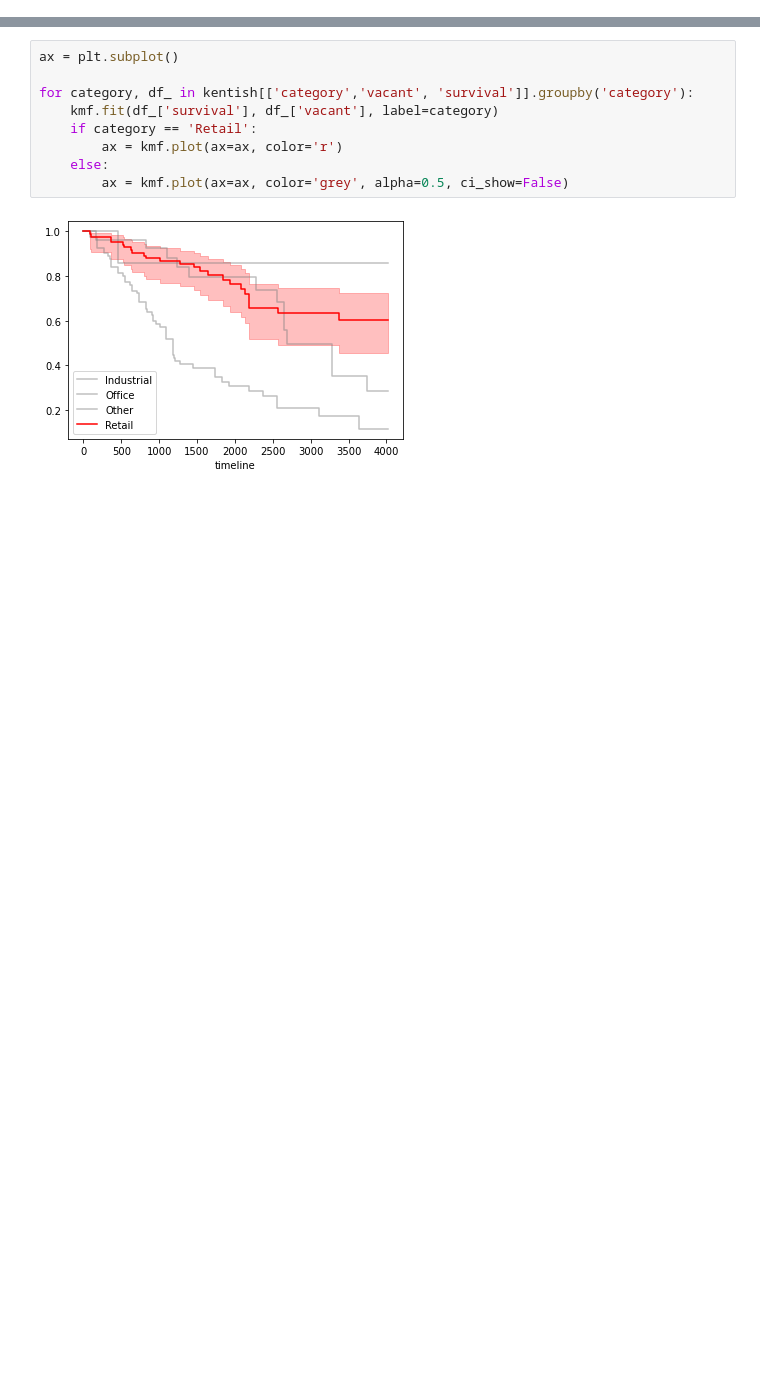
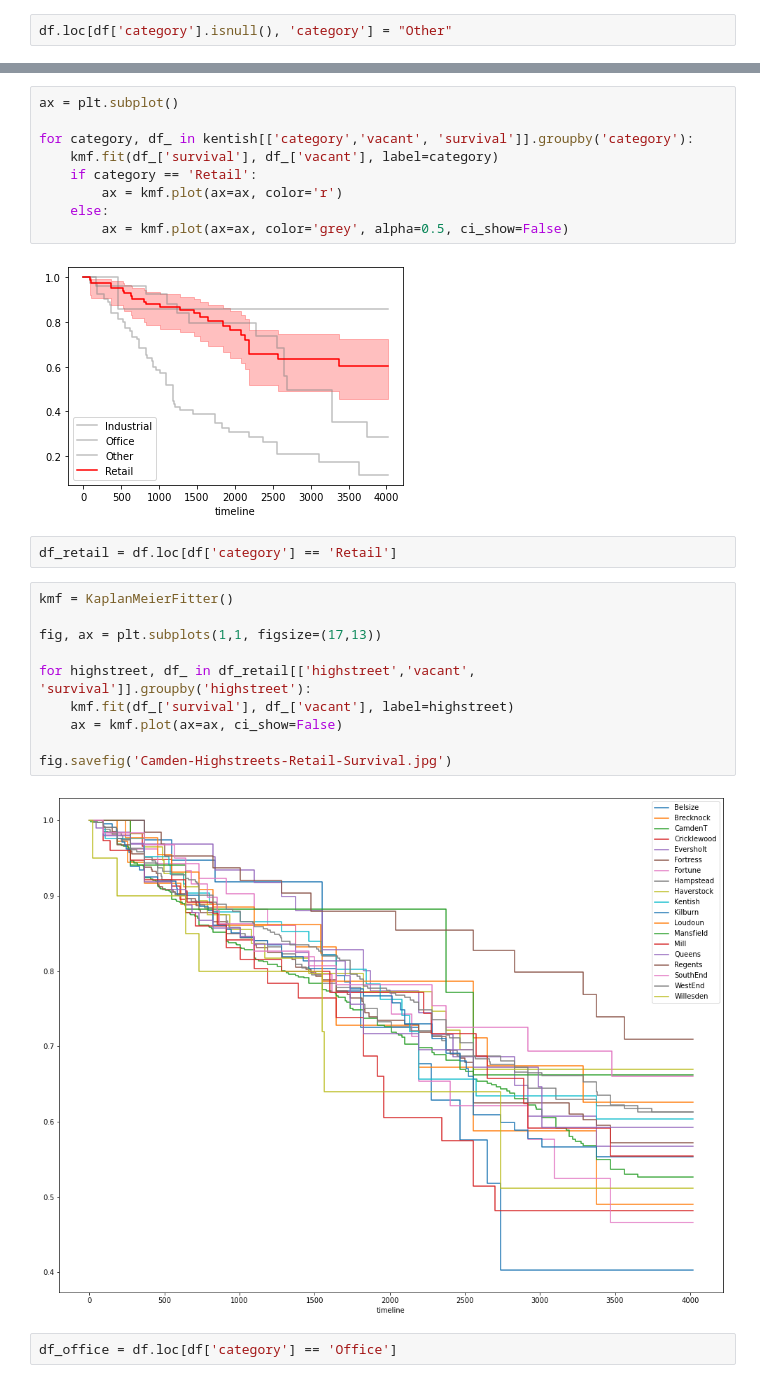
Before and after one commit to christinabotros/Camden-High-Street-Analysis, a Jupyter notebook: 4. Camden High Street Survival.ipynb, the cells around one changed output, grey strips where cells are left out. Cells and saved outputs as stored; diff of their text form; blank space fills up the shorter version.

```diff
--- a/4. Camden High Street Survival.ipynb
+++ b/4. Camden High Street Survival.ipynb
@@ -45,6 +45,8 @@ df.head()
 | 3 | 3 | 32339 | 32339 | 00233004900009 | E09000007 | Camden | Inner London - West | ... |
 | 4 | 4 | 84736 | 84736 | 00532000300006 | E09000007 | Camden | Inner London - West | ... |
 5 rows × 89 columns
+# %%
+df.loc[df['category'].isnull(), 'category'] = "Other"
 # %%
 kmf = KaplanMeierFitter()
 kmf.fit(df['survival'], event_observed= df['vacant'])
@@ -206,3 +208,19 @@ for category, df_ in kentish[['category','vacant', 'survival']].groupby('categor
         ax = kmf.plot(ax=ax, color='grey', alpha=0.5, ci_show=False)
 # %% [output]
 [figure]
+# %%
+df_retail = df.loc[df['category'] == 'Retail']
+# %%
+kmf = KaplanMeierFitter()
+
+fig, ax = plt.subplots(1,1, figsize=(17,13))
+
+for highstreet, df_ in df_retail[['highstreet','vacant', 'survival']].groupby('highstreet'):
+    kmf.fit(df_['survival'], df_['vacant'], label=highstreet)
+    ax = kmf.plot(ax=ax, ci_show=False)
+
+fig.savefig('Camden-Highstreets-Retail-Survival.jpg')
+# %% [output]
+[figure, added]
+# %%
+df_office = df.loc[df['category'] == 'Office']
```
Also changed, not shown: parts of 4 cells of this notebook.
